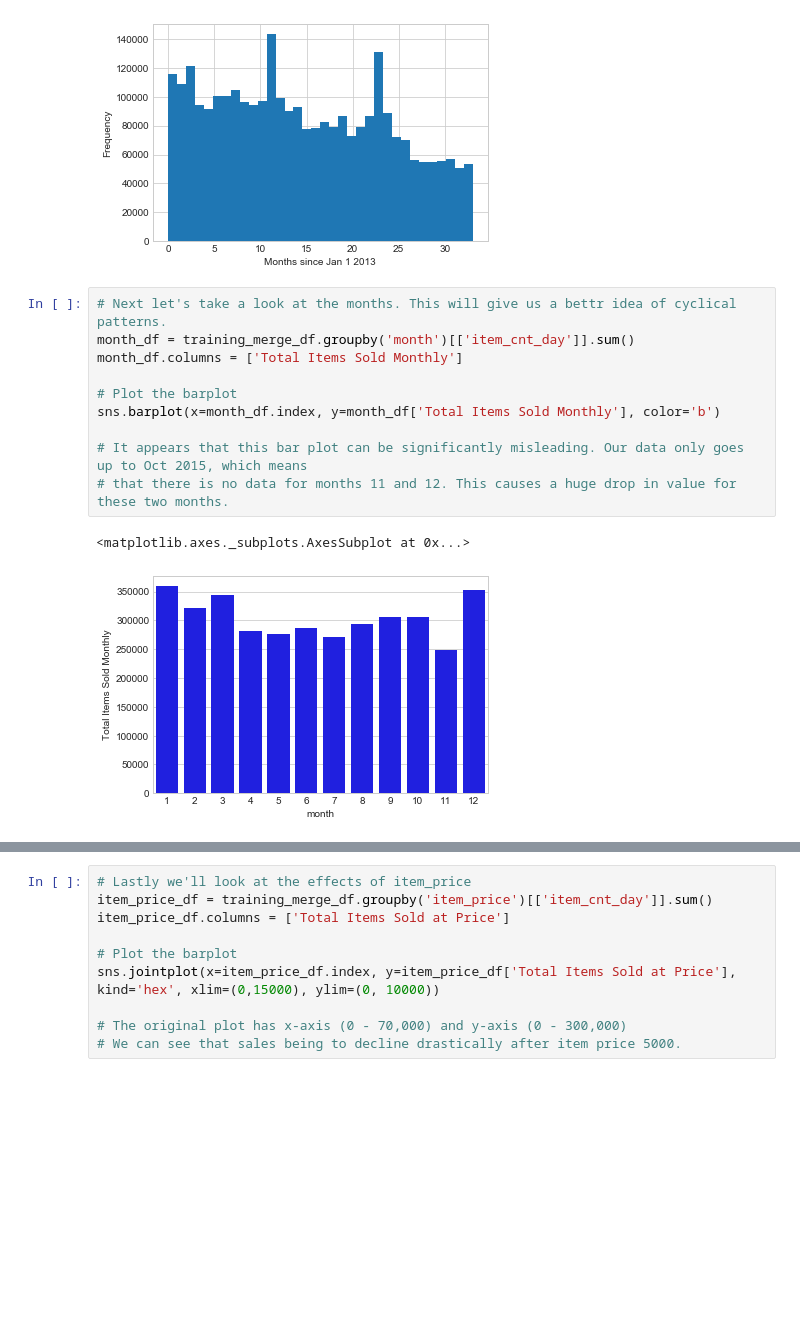
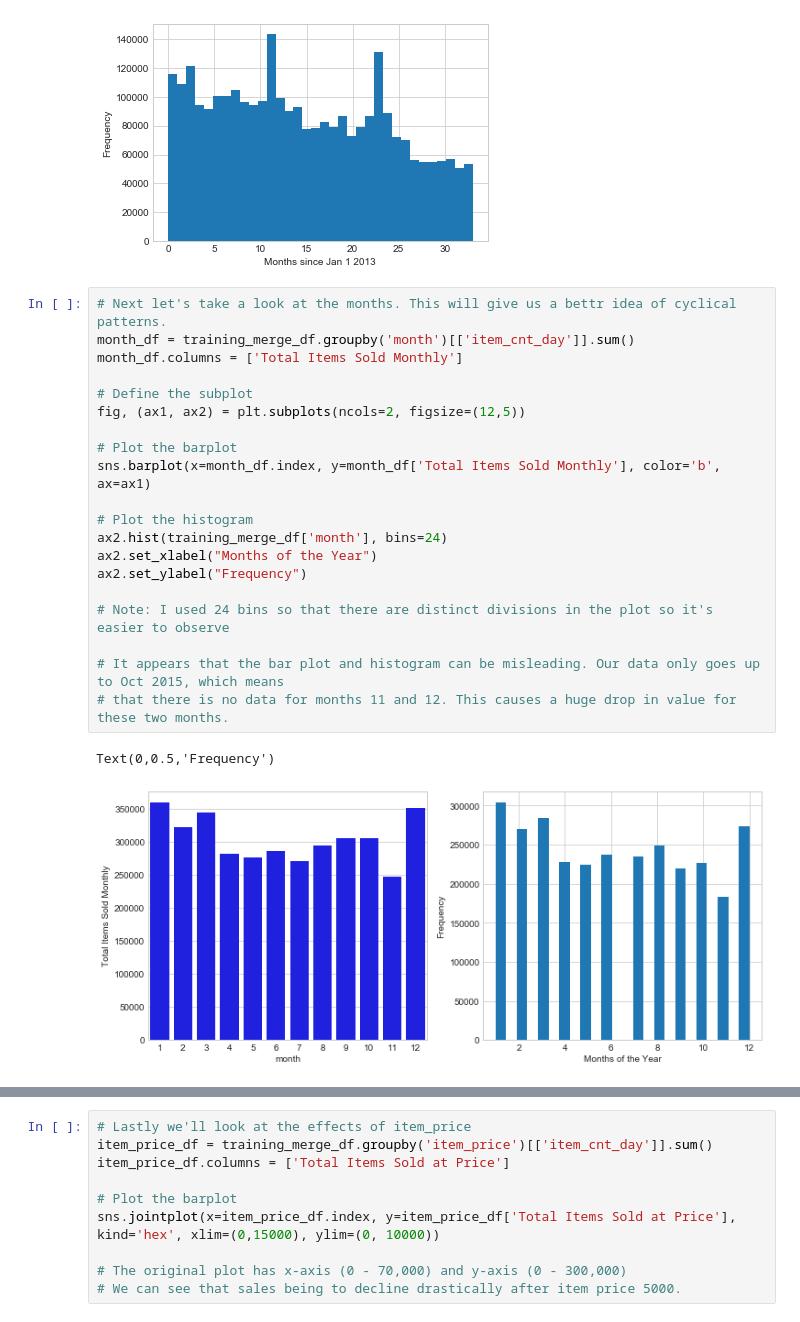
Before and after one commit to huynhe/Kaggle-Predict-Future-Sales, a Jupyter notebook: Data Capstone Project 1 Data Story.ipynb, the cells around one changed output, grey strips where cells are left out. Saved outputs shown, nothing was run; the diff lists cells and outputs as text; blank space fills up the shorter version.

Commit message:
Changed Plots
I updated some of my plots to subplots to make them look more organized. This helps later when I want to make presentation slides.

```diff
--- a/Data Capstone Project 1 Data Story.ipynb
+++ b/Data Capstone Project 1 Data Story.ipynb
@@ -164,13 +165,23 @@ Text(0,0.5,'Frequency')
 # %%
 # Next let's take a look at the months. This will give us a bettr idea of cyclical patterns.
 month_df = training_merge_df.groupby('month')[['item_cnt_day']].sum()
 month_df.columns = ['Total Items Sold Monthly']
 
+# Define the subplot
+fig, (ax1, ax2) = plt.subplots(ncols=2, figsize=(12,5))
+
 # Plot the barplot
-sns.barplot(x=month_df.index, y=month_df['Total Items Sold Monthly'], color='b')
+sns.barplot(x=month_df.index, y=month_df['Total Items Sold Monthly'], color='b', ax=ax1)
 
-# It appears that this bar plot can be significantly misleading. Our data only goes up to Oct 2015, which means
+# Plot the histogram
+ax2.hist(training_merge_df['month'], bins=24)
+ax2.set_xlabel("Months of the Year")
+ax2.set_ylabel("Frequency")
+
+# Note: I used 24 bins so that there are distinct divisions in the plot so it's easier to observe
+
+# It appears that the bar plot and histogram can be misleading. Our data only goes up to Oct 2015, which means
 # that there is no data for months 11 and 12. This causes a huge drop in value for these two months.
 # %% [output]
-<matplotlib.axes._subplots.AxesSubplot at 0x...>
+Text(0,0.5,'Frequency')
-[figure, old version]
+[figure, new version]
```
Also changed, not shown: parts of 8 cells of this notebook.
